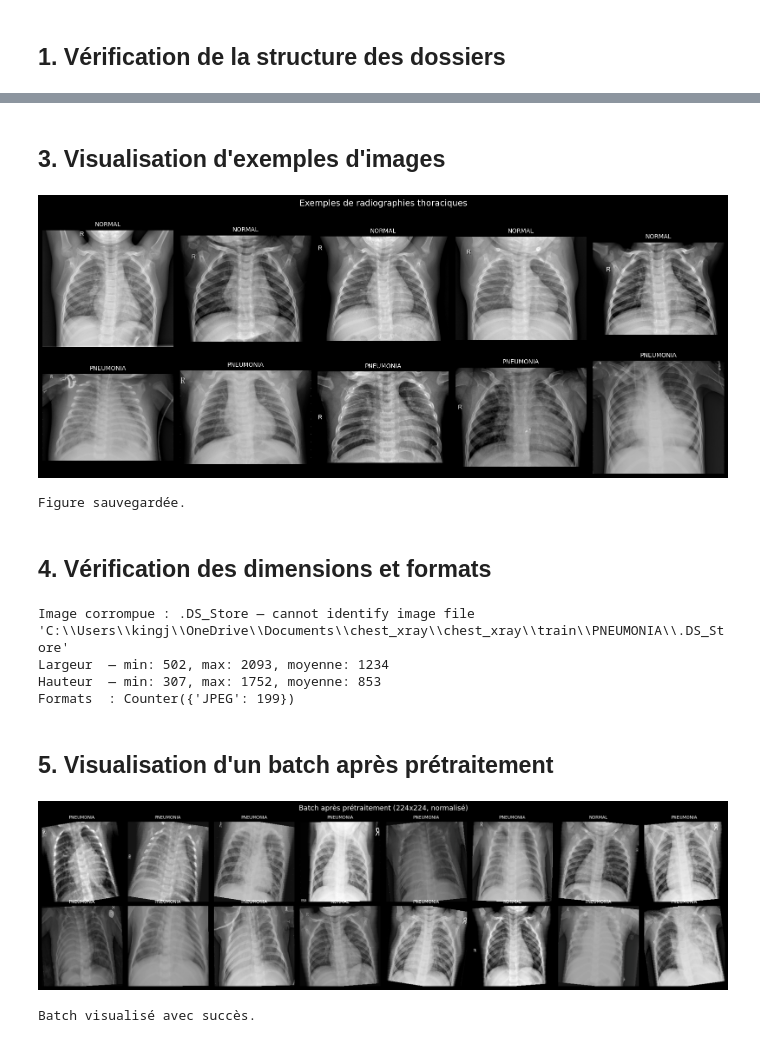
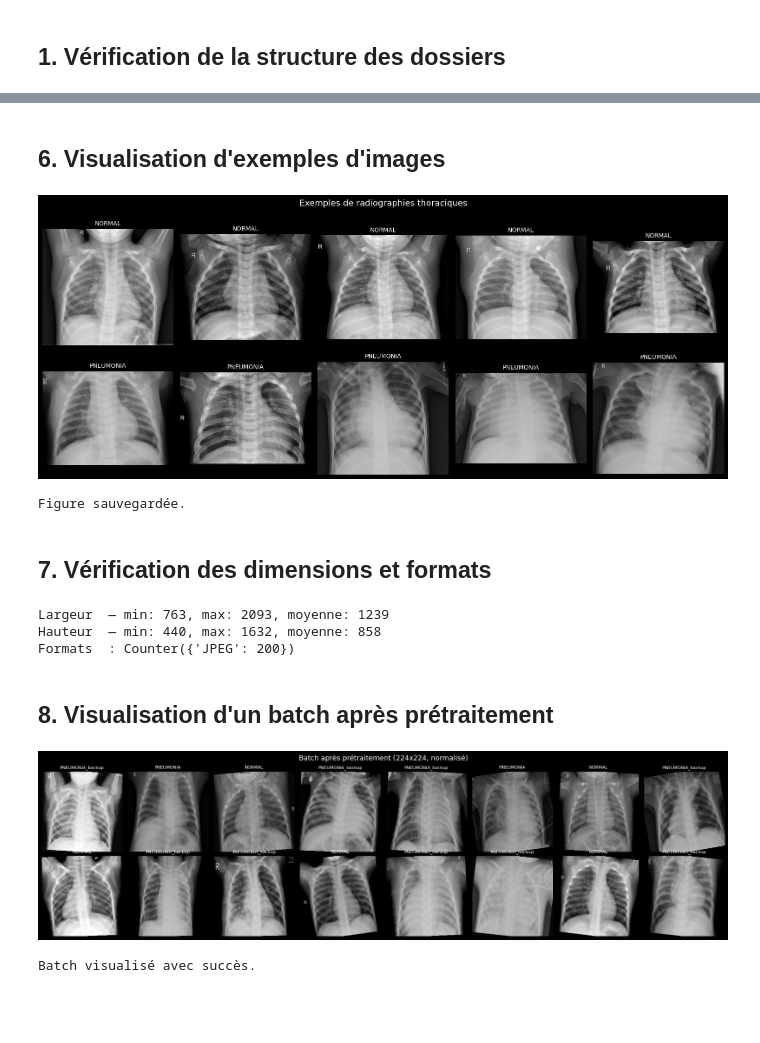
Before and after one commit to Shogun44-GT/medical-cnn-pneumonia, a Jupyter notebook: notebooks/01_eda.ipynb, the cells around one changed output, grey strips where cells are left out. Cells and saved outputs as stored; diff of their text form; code cells hidden in the pictures; blank space fills up the shorter version.

```diff
--- a/notebooks/01_eda.ipynb
+++ b/notebooks/01_eda.ipynb
@@ -23,7 +31,7 @@ print('Structure du dataset :')
 for split in SPLITS:
     for cls in CLASSES:
         path  = os.path.join(DATA_DIR, split, cls)
-        files = os.listdir(path)
+        files = [f for f in os.listdir(path) if f.lower().endswith(EXTENSIONS)]
         print(f'  {split}/{cls} : {len(files)} images')
 # %% [output]
 Structure du dataset :
@@ -41,7 +49,7 @@ for split in SPLITS:
     counts[split] = {}
     for cls in CLASSES:
         path = os.path.join(DATA_DIR, split, cls)
-        counts[split][cls] = len(os.listdir(path))
+        counts[split][cls] = len([f for f in os.listdir(path) if f.lower().endswith(EXTENSIONS)])
 
 fig, axes = plt.subplots(1, 3, figsize=(14, 4))
 for i, split in enumerate(SPLITS):
@@ -62,0 +131,18 @@ Figure sauvegardée.
+# %%
+counts['train']['PNEUMONIA'] = len(pneumonia_after)
+counts['train']['NORMAL']    = len(normal_after)
+
+fig, axes = plt.subplots(1, 3, figsize=(14, 4))
+for i, split in enumerate(SPLITS):
+    axes[i].bar(CLASSES, [counts[split][c] for c in CLASSES],
+                color=['steelblue', 'tomato'])
+    axes[i].set_title(f'Split : {split}')
+    axes[i].set_ylabel('Nombre d images')
+    for j, cls in enumerate(CLASSES):
+        axes[i].text(j, counts[split][cls] + 5,
+                     str(counts[split][cls]), ha='center', fontweight='bold')
+plt.suptitle('Répartition après équilibrage (undersampling)', fontsize=14)
+plt.tight_layout()
+plt.savefig('../outputs/figures/repartition_apres_equilibrage.png')
+plt.show()
+print('Figure sauvegardée.')
@@ -63,34 +152,30 @@ Figure sauvegardée.
 # %% [markdown]
-## 3. Visualisation d'exemples d'images
+## 6. Visualisation d'exemples d'images
 # %%
 fig, axes = plt.subplots(2, 5, figsize=(16, 7))
-EXTENSIONS = ('.jpg', '.jpeg', '.png')
-
 for row, cls in enumerate(CLASSES):
     folder = os.path.join(DATA_DIR, 'train', cls)
-    # On filtre uniquement les vrais fichiers image
-    files = [f for f in os.listdir(folder) if f.lower().endswith(EXTENSIONS)][:5]
+    files  = [f for f in os.listdir(folder) if f.lower().endswith(EXTENSIONS)][:5]
     for col, fname in enumerate(files):
         img = Image.open(os.path.join(folder, fname)).convert('RGB')
         axes[row, col].imshow(img, cmap='gray')
         axes[row, col].set_title(cls, fontsize=10)
         axes[row, col].axis('off')
-
 plt.suptitle('Exemples de radiographies thoraciques', fontsize=14)
 plt.tight_layout()
 plt.savefig('../outputs/figures/exemples_images.png')
 plt.show()
 print('Figure sauvegardée.')
 # %% [output]
-[figure, old version]
+[figure, new version]
 Figure sauvegardée.
 # %% [markdown]
-## 4. Vérification des dimensions et formats
+## 7. Vérification des dimensions et formats
 # %%
 sizes   = []
 formats = []
 folder  = os.path.join(DATA_DIR, 'train', 'PNEUMONIA')
-files   = os.listdir(folder)[:200]  # échantillon de 200 images
+files   = [f for f in os.listdir(folder) if f.lower().endswith(EXTENSIONS)][:200]
 
 for fname in files:
     try:
@@ -106,39 +191,40 @@ print(f'Largeur  — min: {min(widths)}, max: {max(widths)}, moyenne: {np.mean(w
 print(f'Hauteur  — min: {min(heights)}, max: {max(heights)}, moyenne: {np.mean(heights):.0f}')
 print(f'Formats  : {Counter(formats)}')
 # %% [output]
-Image corrompue : .DS_Store — cannot identify image file 'C:\\Users\\kingj\\OneDrive\\Documents\\chest_xray\\chest_xray\\train\\PNEUMONIA\\.DS_Store'
-Largeur  — min: 502, max: 2093, moyenne: 1234
-Hauteur  — min: 307, max: 1752, moyenne: 853
-Formats  : Counter({'JPEG': 199})
+Largeur  — min: 763, max: 2093, moyenne: 1239
+Hauteur  — min: 440, max: 1632, moyenne: 858
+Formats  : Counter({'JPEG': 200})
 # %% [markdown]
-## 5. Visualisation d'un batch après prétraitement
+## 8. Visualisation d'un batch après prétraitement
 # %%
+import sys, os
+sys.path.insert(0, os.path.abspath('..'))
+
 import torch
 from src.dataset import get_dataloaders, get_class_names
 
 train_loader, _, _ = get_dataloaders(batch_size=16)
 class_names        = get_class_names()
 images, labels     = next(iter(train_loader))
 
-# Dénormalisation pour l'affichage
 mean = torch.tensor([0.485, 0.456, 0.406]).view(3,1,1)
 std  = torch.tensor([0.229, 0.224, 0.225]).view(3,1,1)
 
 fig, axes = plt.subplots(2, 8, figsize=(18, 5))
 for i in range(16):
     row, col = divmod(i, 8)
     img = images[i] * std + mean
     img = img.permute(1, 2, 0).numpy().clip(0, 1)
     axes[row, col].imshow(img)
     axes[row, col].set_title(class_names[labels[i].item()], fontsize=8)
     axes[row, col].axis('off')
 plt.suptitle('Batch après prétraitement (224x224, normalisé)', fontsize=13)
 plt.tight_layout()
 plt.savefig('../outputs/figures/batch_pretraitement.png')
 plt.show()
 print('Batch visualisé avec succès.')
 # %% [output]
-[figure, old version]
+[figure, new version]
 Batch visualisé avec succès.
 # %% [markdown]
 ## Conclusion EDA
```
Also changed, not shown: parts of 11 cells of this notebook, 7 other files.
